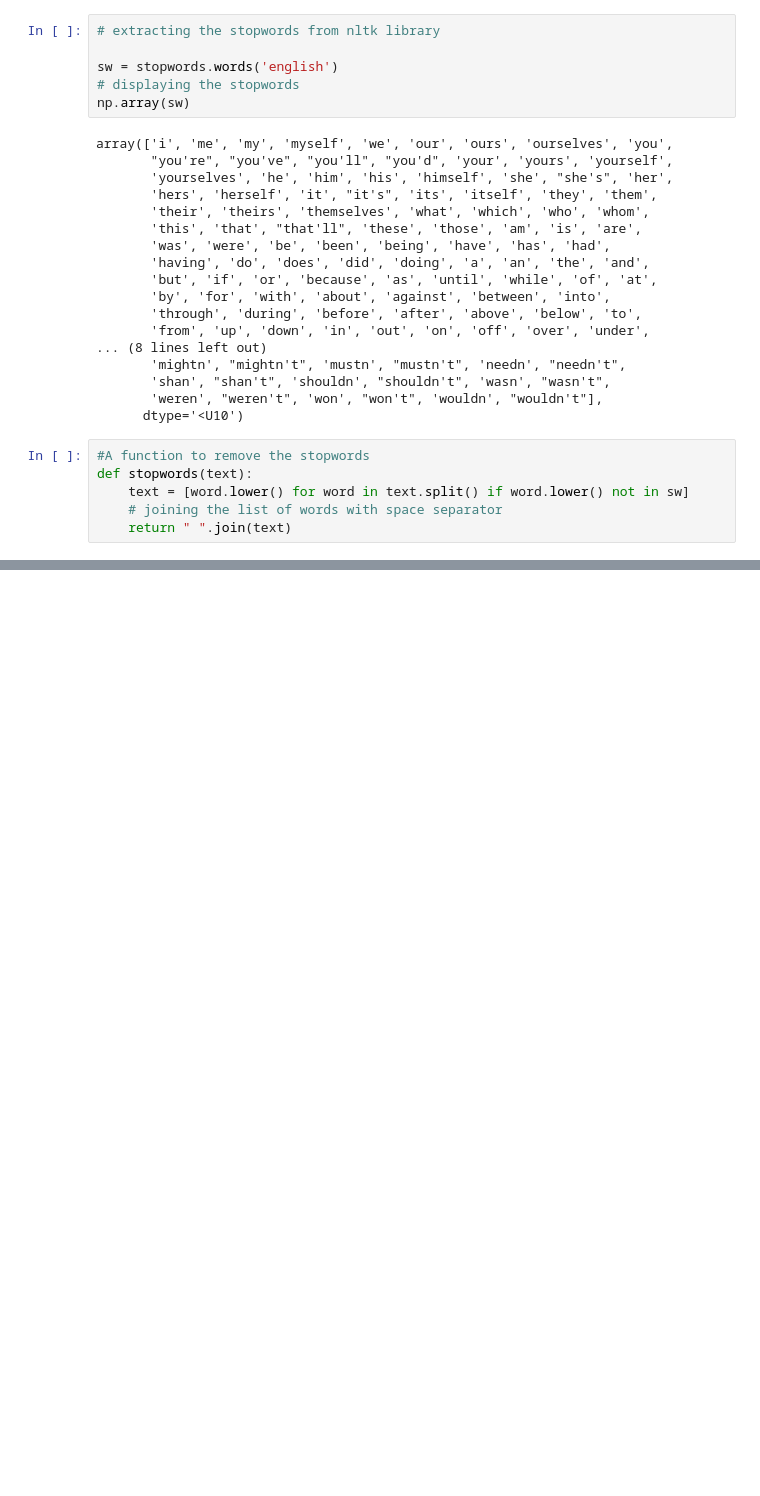
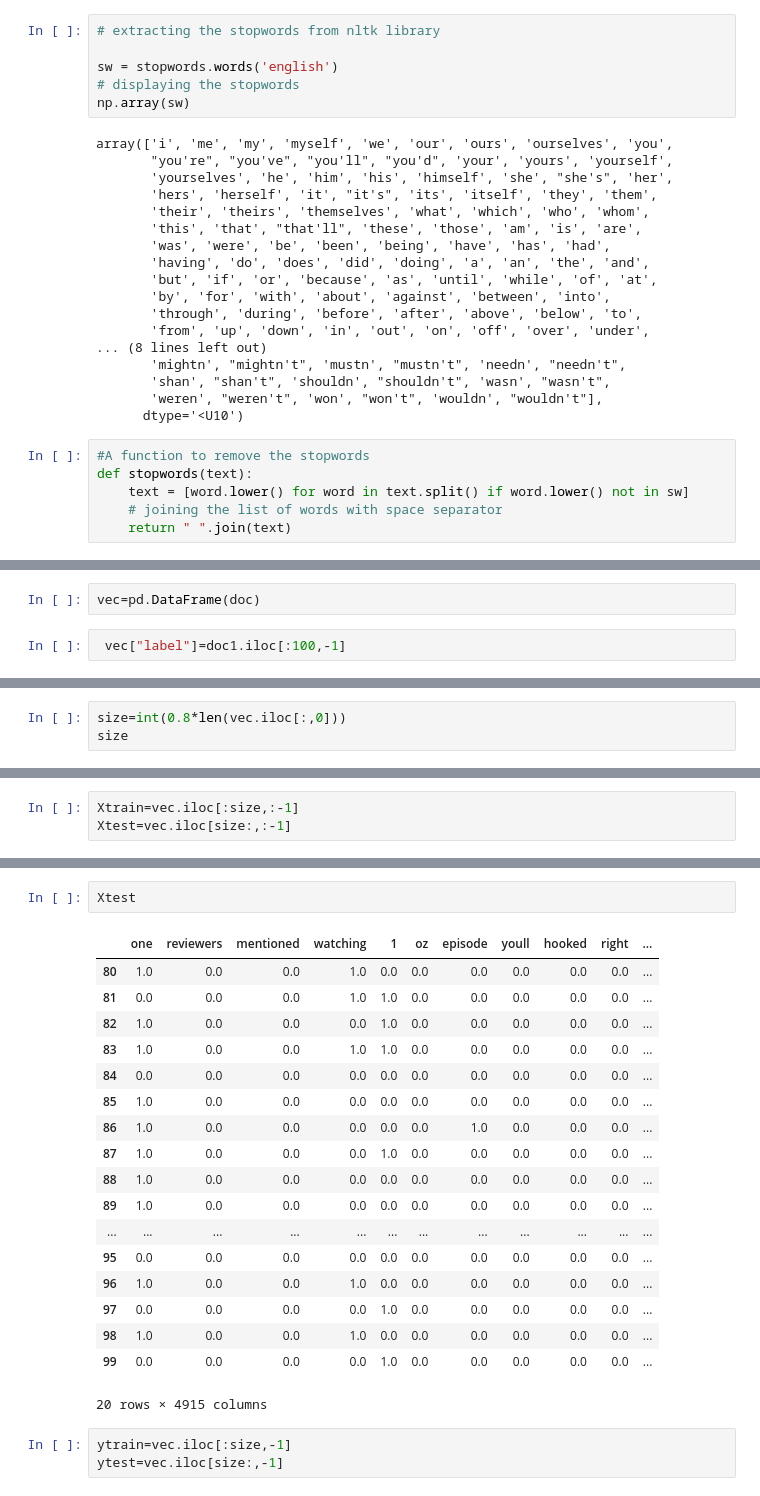
Before and after one commit to Aba17/Binary-Naive-Bayes-Sentimental-Analysis, a Jupyter notebook: Binary_Naive_Bayes.ipynb, the cells around one changed output, grey strips where cells are left out. Cells and saved outputs as stored; diff of their text form; blank space fills up the shorter version.

```diff
--- a/Binary_Naive_Bayes.ipynb
+++ b/Binary_Naive_Bayes.ipynb
@@ -129,0 +379,4 @@ data.head(10)
+# %%
+vec=pd.DataFrame(doc)
+# %%
+ vec["label"]=doc1.iloc[:100,-1]
@@ -129,0 +399,3 @@ data.head(10)
+# %%
+size=int(0.8*len(vec.iloc[:,0]))
+size
@@ -129,0 +404,3 @@ data.head(10)
+# %%
+Xtrain=vec.iloc[:size,:-1]
+Xtest=vec.iloc[size:,:-1]
@@ -129,0 +423,24 @@ data.head(10)
+# %%
+Xtest
+# %% [output]
+|  | one | reviewers | mentioned | watching | 1 | oz | episode | youll | hooked | right | ... |
+| 80 | 1.0 | 0.0 | 0.0 | 1.0 | 0.0 | 0.0 | 0.0 | 0.0 | 0.0 | 0.0 | ... |
+| 81 | 0.0 | 0.0 | 0.0 | 1.0 | 1.0 | 0.0 | 0.0 | 0.0 | 0.0 | 0.0 | ... |
+| 82 | 1.0 | 0.0 | 0.0 | 0.0 | 1.0 | 0.0 | 0.0 | 0.0 | 0.0 | 0.0 | ... |
+| 83 | 1.0 | 0.0 | 0.0 | 1.0 | 1.0 | 0.0 | 0.0 | 0.0 | 0.0 | 0.0 | ... |
+| 84 | 0.0 | 0.0 | 0.0 | 0.0 | 0.0 | 0.0 | 0.0 | 0.0 | 0.0 | 0.0 | ... |
+| 85 | 1.0 | 0.0 | 0.0 | 0.0 | 0.0 | 0.0 | 0.0 | 0.0 | 0.0 | 0.0 | ... |
+| 86 | 1.0 | 0.0 | 0.0 | 0.0 | 0.0 | 0.0 | 1.0 | 0.0 | 0.0 | 0.0 | ... |
+| 87 | 1.0 | 0.0 | 0.0 | 0.0 | 1.0 | 0.0 | 0.0 | 0.0 | 0.0 | 0.0 | ... |
+| 88 | 1.0 | 0.0 | 0.0 | 0.0 | 0.0 | 0.0 | 0.0 | 0.0 | 0.0 | 0.0 | ... |
+| 89 | 1.0 | 0.0 | 0.0 | 0.0 | 0.0 | 0.0 | 0.0 | 0.0 | 0.0 | 0.0 | ... |
+| ... | ... | ... | ... | ... | ... | ... | ... | ... | ... | ... | ... |
+| 95 | 0.0 | 0.0 | 0.0 | 0.0 | 0.0 | 0.0 | 0.0 | 0.0 | 0.0 | 0.0 | ... |
+| 96 | 1.0 | 0.0 | 0.0 | 1.0 | 0.0 | 0.0 | 0.0 | 0.0 | 0.0 | 0.0 | ... |
+| 97 | 0.0 | 0.0 | 0.0 | 0.0 | 1.0 | 0.0 | 0.0 | 0.0 | 0.0 | 0.0 | ... |
+| 98 | 1.0 | 0.0 | 0.0 | 1.0 | 0.0 | 0.0 | 0.0 | 0.0 | 0.0 | 0.0 | ... |
+| 99 | 0.0 | 0.0 | 0.0 | 0.0 | 1.0 | 0.0 | 0.0 | 0.0 | 0.0 | 0.0 | ... |
+20 rows × 4915 columns
+# %%
+ytrain=vec.iloc[:size,-1]
+ytest=vec.iloc[size:,-1]
```
Also changed, not shown: parts of 35 cells of this notebook.
